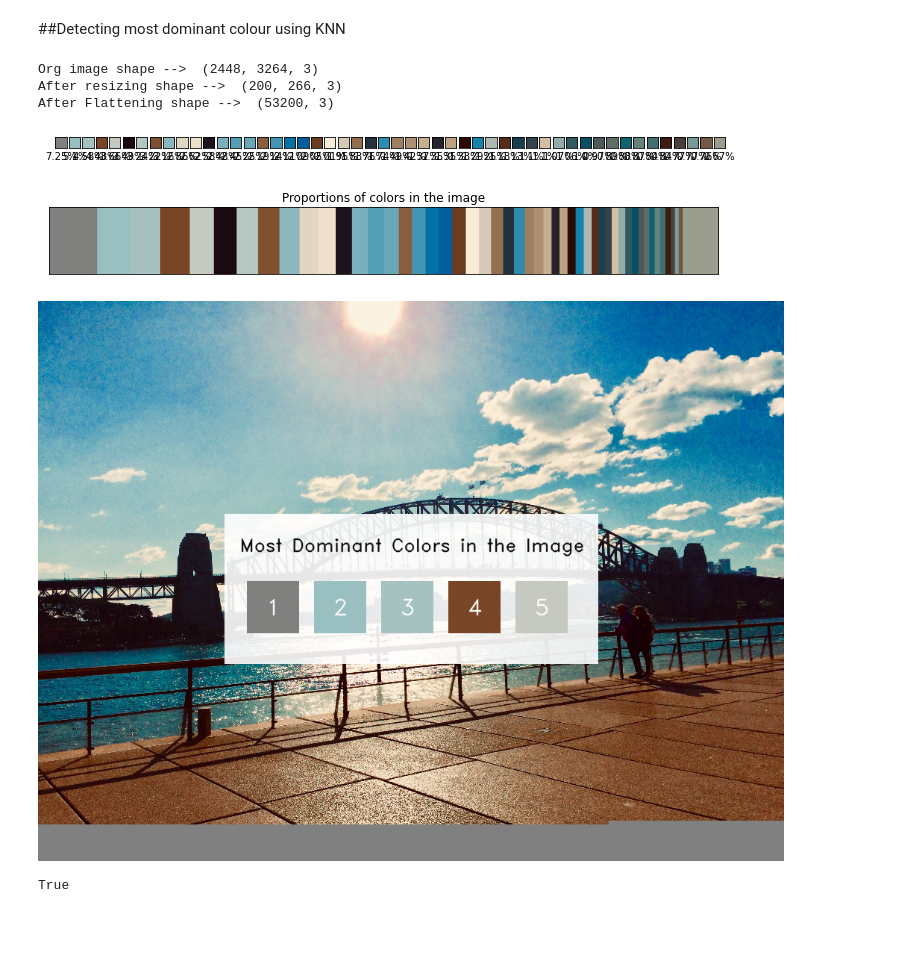
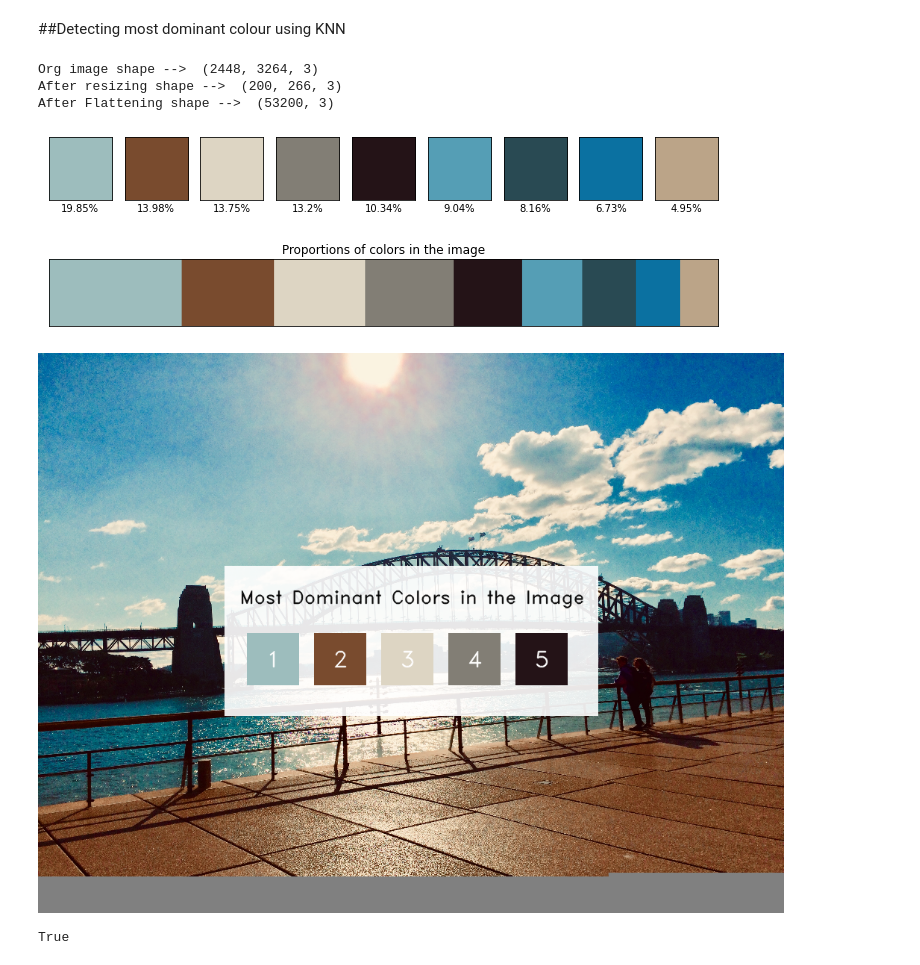
Before and after one commit to ChintzRuparel/Colour-Quantity-Detector, a Jupyter notebook: Most_Dominant_Color.ipynb, the cells around one changed output. Saved outputs shown, nothing was run; the diff lists cells and outputs as text; code cells hidden in the pictures; blank space fills up the shorter version.

```diff
--- a/Most_Dominant_Color.ipynb
+++ b/Most_Dominant_Color.ipynb
@@ -10,7 +10,7 @@ import matplotlib.pyplot as plt
 from sklearn.cluster import KMeans
 import imutils
 
-clusters = 50 # try changing it
+clusters = 9 # try changing it
 #max value of clusters is 5
 #tested after multiple builds
 
@@ -71,34 +71,34 @@ plt.yticks([])
 
 
 rows = 1000
 cols = int((org_img.shape[0]/org_img.shape[1])*rows)
 img = cv2.resize(org_img,dsize=(rows,cols),interpolation=cv2.INTER_LINEAR)
 
 copy = img.copy()
 cv2.rectangle(copy,(rows//2-250,cols//2-90),(rows//2+250,cols//2+110),(255,255,255),-1)
 
 final = cv2.addWeighted(img,0.1,copy,0.9,0)
 cv2.putText(final,'Most Dominant Colors in the Image',(rows//2-230,cols//2-40),cv2.FONT_HERSHEY_DUPLEX,0.8,(0,0,0),1,cv2.LINE_AA)
 
 
 start = rows//2-220
 for i in range(5):
     end = start+70
     final[cols//2:cols//2+70,start:end] = p_and_c[i][1]
     cv2.putText(final,str(i+1),(start+25,cols//2+45),cv2.FONT_HERSHEY_DUPLEX,1,(255,255,255),1,cv2.LINE_AA)
     start = end+20
 
 plt.show()
 
 cv2_imshow(final)
 cv2.waitKey(0)
 cv2.destroyAllWindows()
 cv2.imwrite('output.png',final)
 # %% [output]
 Org image shape -->  (2448, 3264, 3)
 After resizing shape -->  (200, 266, 3)
 After Flattening shape -->  (53200, 3)
-[figure, old version]
+[figure, new version]
-[figure, old version]
+[figure, new version]
-[figure, old version]
+[figure, new version]
 True
```
Also changed, not shown: parts of 1 cell of this notebook.
